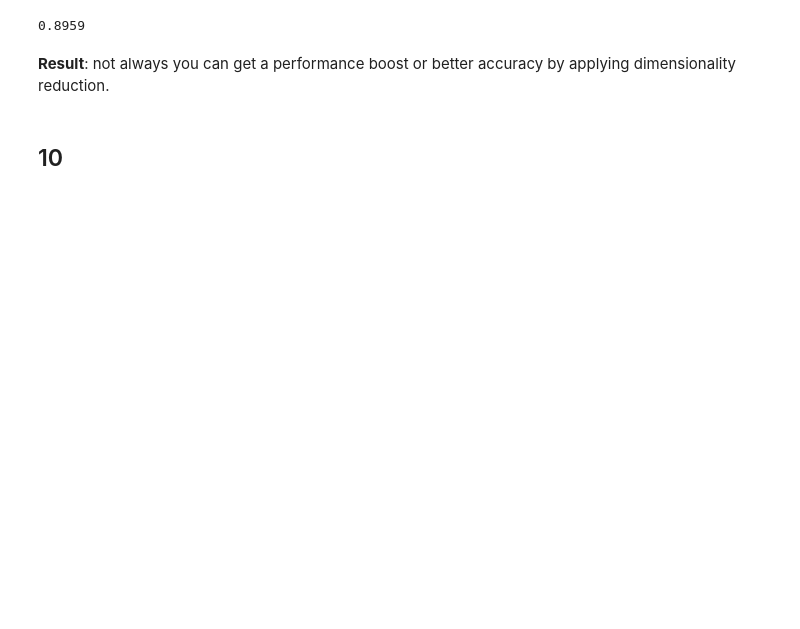
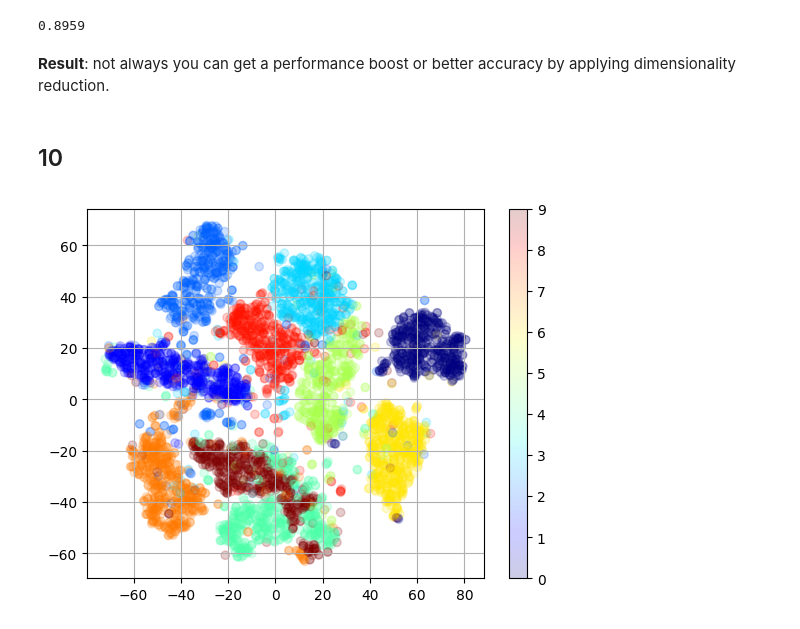
Before and after one commit to juliovr/homl, a Jupyter notebook: 08_dimensionality_reduction.ipynb, the cells around one changed output. Cells and saved outputs as stored; diff of their text form; code cells hidden in the pictures; blank space fills up the shorter version.

```diff
--- a/08_dimensionality_reduction.ipynb
+++ b/08_dimensionality_reduction.ipynb
@@ -420,3 +420,18 @@ sgd_clf.score(X_test_reduced, y_test)
 ## 10
 # %%
 from sklearn.manifold import TSNE
+import matplotlib.pyplot as plt
+
+X_tsne, y_tsne = mnist.data[:5_000], mnist.target[:5_000]
+
+tsne = TSNE(n_components=2)
+X_tsne_reduced = tsne.fit_transform(X_tsne)
+# %%
+plt.scatter(X_tsne_reduced[:, 0], X_tsne_reduced[:, 1],
+           c=y_tsne.astype(np.int8), cmap="jet", alpha=0.2)
+plt.grid()
+plt.colorbar()
+
+plt.show()
+# %% [output]
+[figure, added]
```
Also changed, not shown: parts of 3 cells of this notebook.
